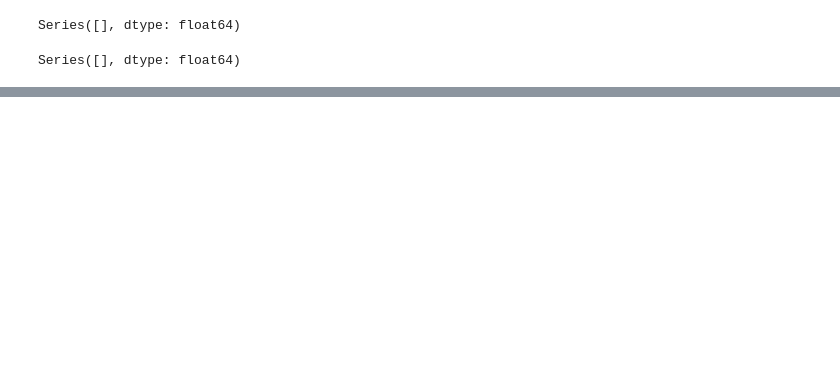
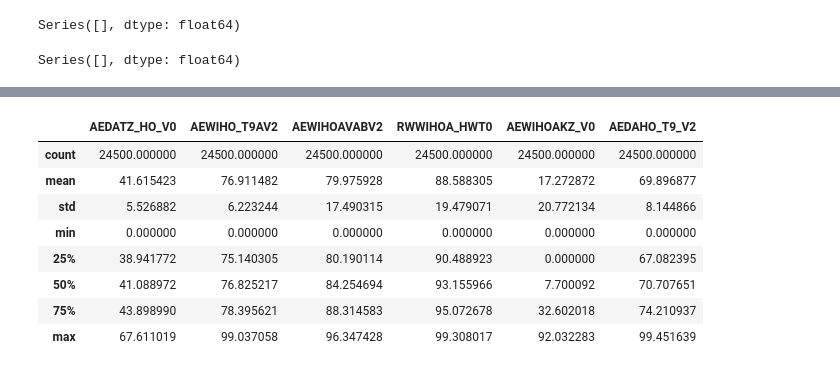
Before and after one commit to atifkarim/Time-Series-Forecasting-Using-Machine-Learning-Algorithm, a Jupyter notebook: digging_dataset.ipynb, the cells around one changed output, grey strips where cells are left out. Drawn from its saved outputs; the diff is of its cells as text; code cells hidden in the pictures; blank space fills up the shorter version.

```diff
--- a/digging_dataset.ipynb
+++ b/digging_dataset.ipynb
@@ -128,0 +167,12 @@ print(d)
+# %%
+multivariate_data.describe()
+# %% [output]
+|  | AEDATZ_HO_V0 | AEWIHO_T9AV2 | AEWIHOAVABV2 | RWWIHOA_HWT0 | AEWIHOAKZ_V0 | AEDAHO_T9_V2 |
+| count | 24500.000000 | 24500.000000 | 24500.000000 | 24500.000000 | 24500.000000 | 24500.000000 |
+| mean | 41.615423 | 76.911482 | 79.975928 | 88.588305 | 17.272872 | 69.896877 |
+| std | 5.526882 | 6.223244 | 17.490315 | 19.479071 | 20.772134 | 8.144866 |
+| min | 0.000000 | 0.000000 | 0.000000 | 0.000000 | 0.000000 | 0.000000 |
+| 25% | 38.941772 | 75.140305 | 80.190114 | 90.488923 | 0.000000 | 67.082395 |
+| 50% | 41.088972 | 76.825217 | 84.254694 | 93.155966 | 7.700092 | 70.707651 |
+| 75% | 43.898990 | 78.395621 | 88.314583 | 95.072678 | 32.602018 | 74.210937 |
+| max | 67.611019 | 99.037058 | 96.347428 | 99.308017 | 92.032283 | 99.451639 |
```
Also changed, not shown: parts of 13 cells of this notebook.
